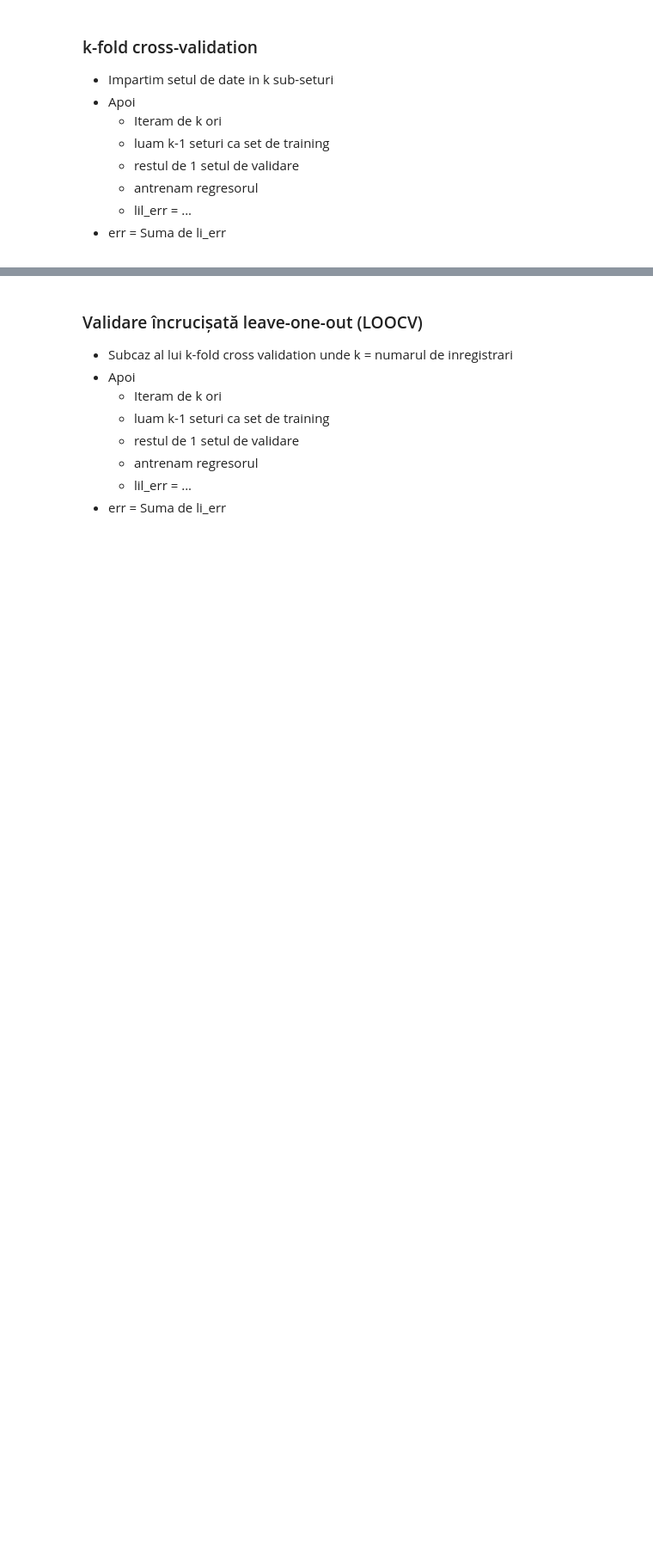
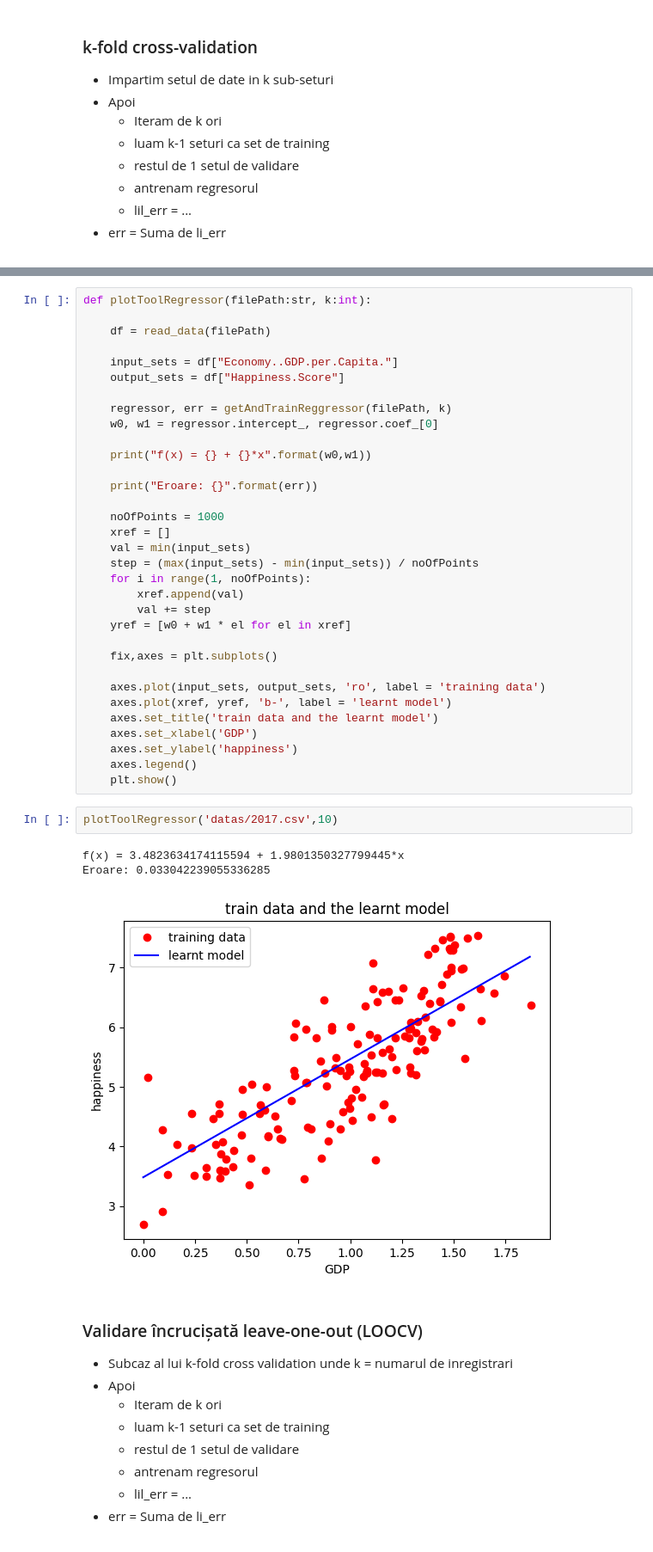
Before and after one commit to Vasile07/AI, a Jupyter notebook: Gradient Descrescator - Laborator 6/optional.ipynb, the cells around one changed output, grey strips where cells are left out. Shown at 86% size. Saved outputs shown, nothing was run; the diff lists cells and outputs as text; blank space fills up the shorter version.

```diff
--- a/Gradient Descrescator - Laborator 6/optional.ipynb
+++ b/Gradient Descrescator - Laborator 6/optional.ipynb
@@ -18,3 +66,42 @@
+# %%
+def plotToolRegressor(filePath:str, k:int):
+
+    df = read_data(filePath)
+
+    input_sets = df["Economy..GDP.per.Capita."]
+    output_sets = df["Happiness.Score"]
+
+    regressor, err = getAndTrainReggressor(filePath, k)
+    w0, w1 = regressor.intercept_, regressor.coef_[0]
+
+    print("f(x) = {} + {}*x".format(w0,w1))
+
+    print("Eroare: {}".format(err))
+
+    noOfPoints = 1000
+    xref = []
+    val = min(input_sets)
+    step = (max(input_sets) - min(input_sets)) / noOfPoints
+    for i in range(1, noOfPoints):
+        xref.append(val)
+        val += step
+    yref = [w0 + w1 * el for el in xref]
+
+    fix,axes = plt.subplots()
+
+    axes.plot(input_sets, output_sets, 'ro', label = 'training data')
+    axes.plot(xref, yref, 'b-', label = 'learnt model')
+    axes.set_title('train data and the learnt model')
+    axes.set_xlabel('GDP')
+    axes.set_ylabel('happiness')
+    axes.legend()
+    plt.show()
+# %%
+plotToolRegressor('datas/2017.csv',10)
+# %% [output]
+f(x) = 3.4823634174115594 + 1.9801350327799445*x
+Eroare: 0.033042239055336285
+[figure, added]
 # %% [markdown]
 <div>
   <h3>Validare încrucișată leave-one-out (LOOCV)</h3>
```
Also changed, not shown: parts of 2 cells of this notebook.
